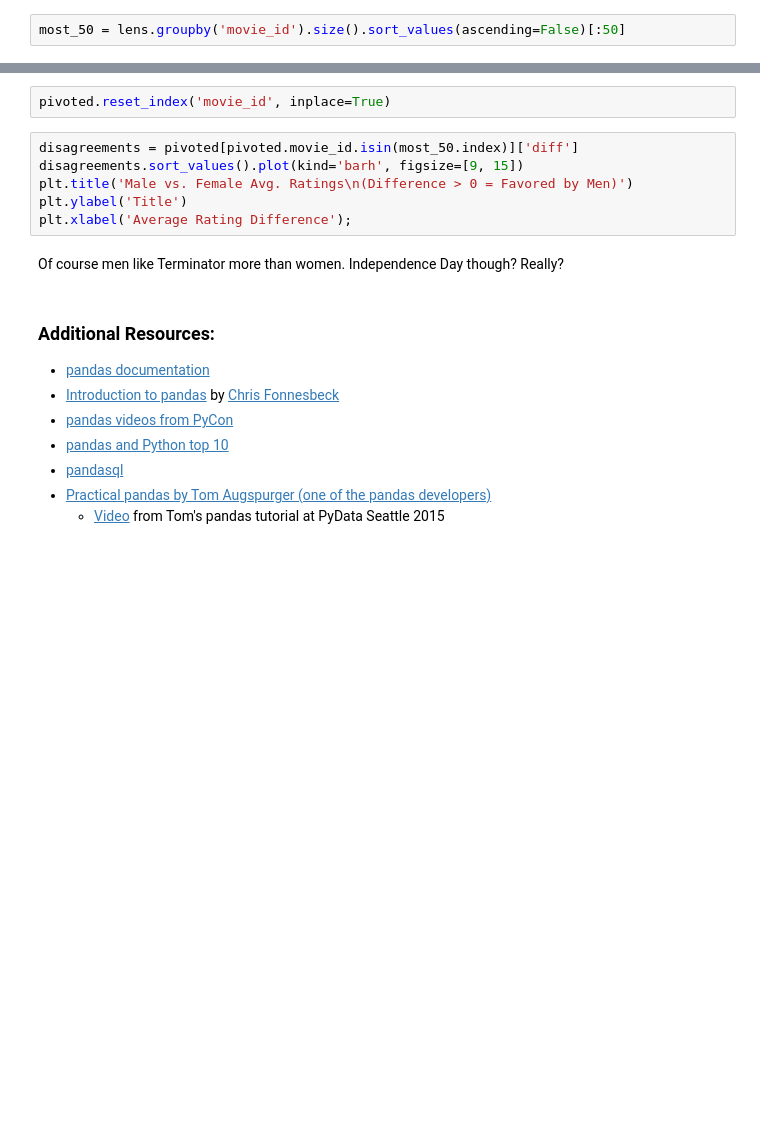
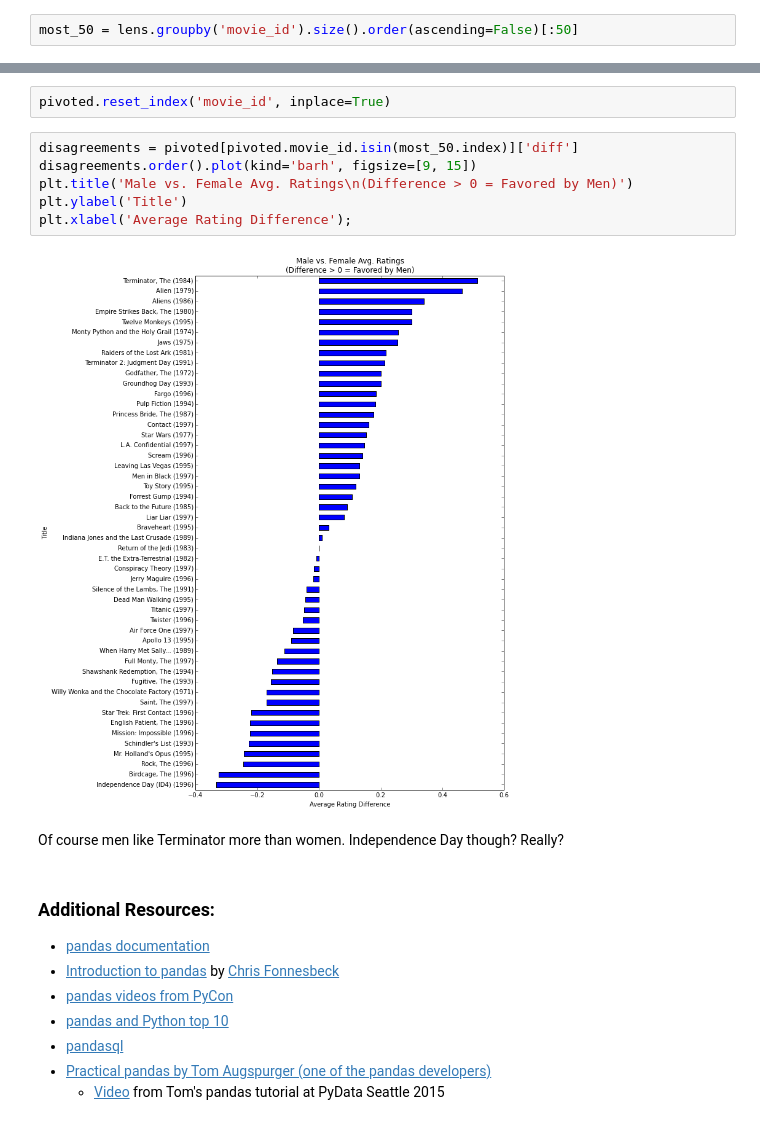
Before and after one commit to gjreda/gregreda.com, a Jupyter notebook: content/notebooks/intro-to-pandas.ipynb, the cells around one changed output, grey strips where cells are left out. Cells and saved outputs as stored; diff of their text form; blank space fills up the shorter version.

```diff
--- a/content/notebooks/intro-to-pandas.ipynb
+++ b/content/notebooks/intro-to-pandas.ipynb
@@ -656,7 +1174,7 @@ The SQL equivalent would be:
 
 Going forward, let's only look at the 50 most rated movies. Let's make a Series of movies that meet this threshold so we can use it for filtering later.
 # %%
-most_50 = lens.groupby('movie_id').size().sort_values(ascending=False)[:50]
+most_50 = lens.groupby('movie_id').size().order(ascending=False)[:50]
 # %% [markdown]
 The SQL to match this would be:
 
@@ -750,10 +1341,12 @@ pivoted.head()
 pivoted.reset_index('movie_id', inplace=True)
 # %%
 disagreements = pivoted[pivoted.movie_id.isin(most_50.index)]['diff']
-disagreements.sort_values().plot(kind='barh', figsize=[9, 15])
+disagreements.order().plot(kind='barh', figsize=[9, 15])
 plt.title('Male vs. Female Avg. Ratings\n(Difference > 0 = Favored by Men)')
 plt.ylabel('Title')
 plt.xlabel('Average Rating Difference');
+# %% [output]
+[figure, added]
 # %% [markdown]
 Of course men like Terminator more than women. Independence Day though? Really?
 # %% [markdown]
```
Also changed, not shown: parts of 78 cells of this notebook.
